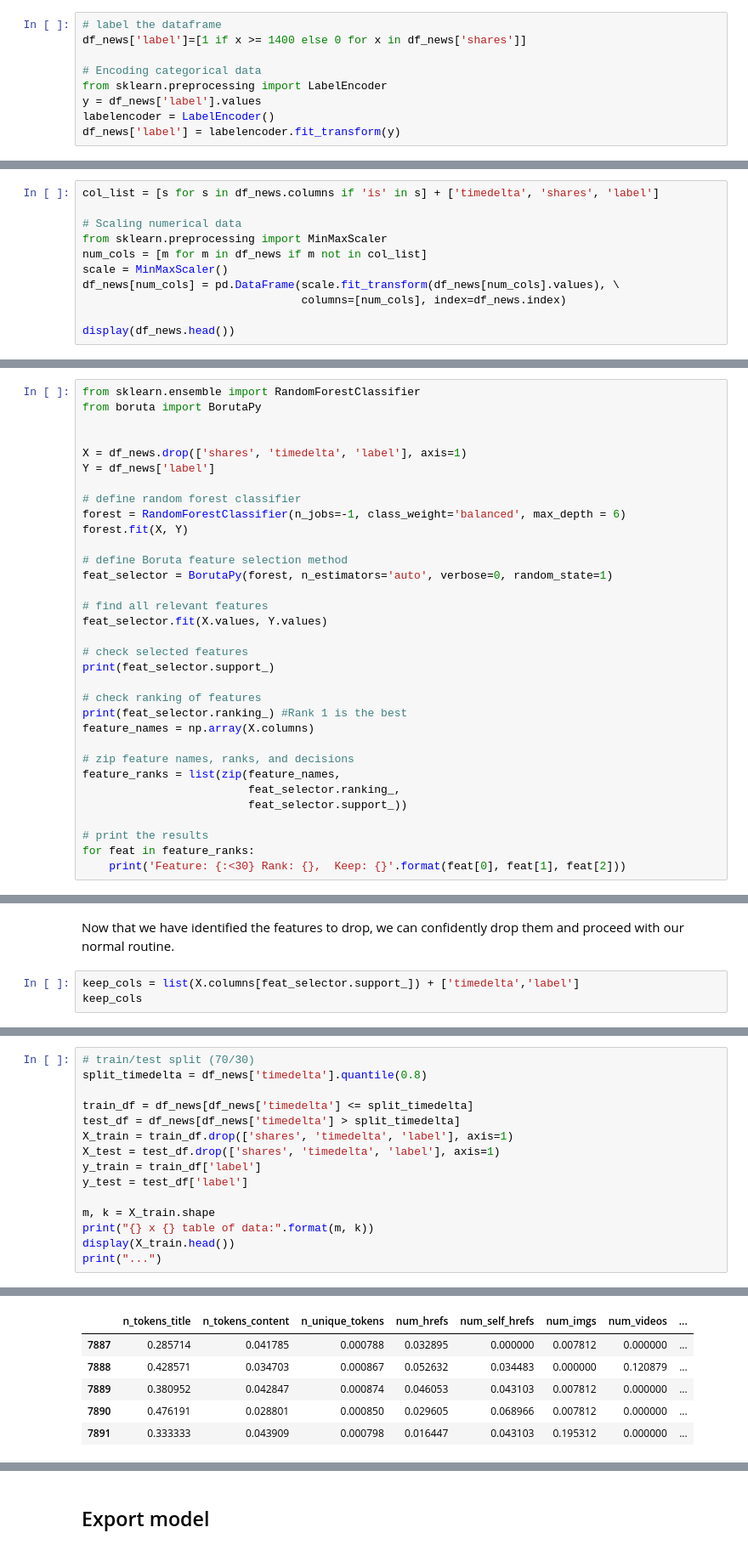
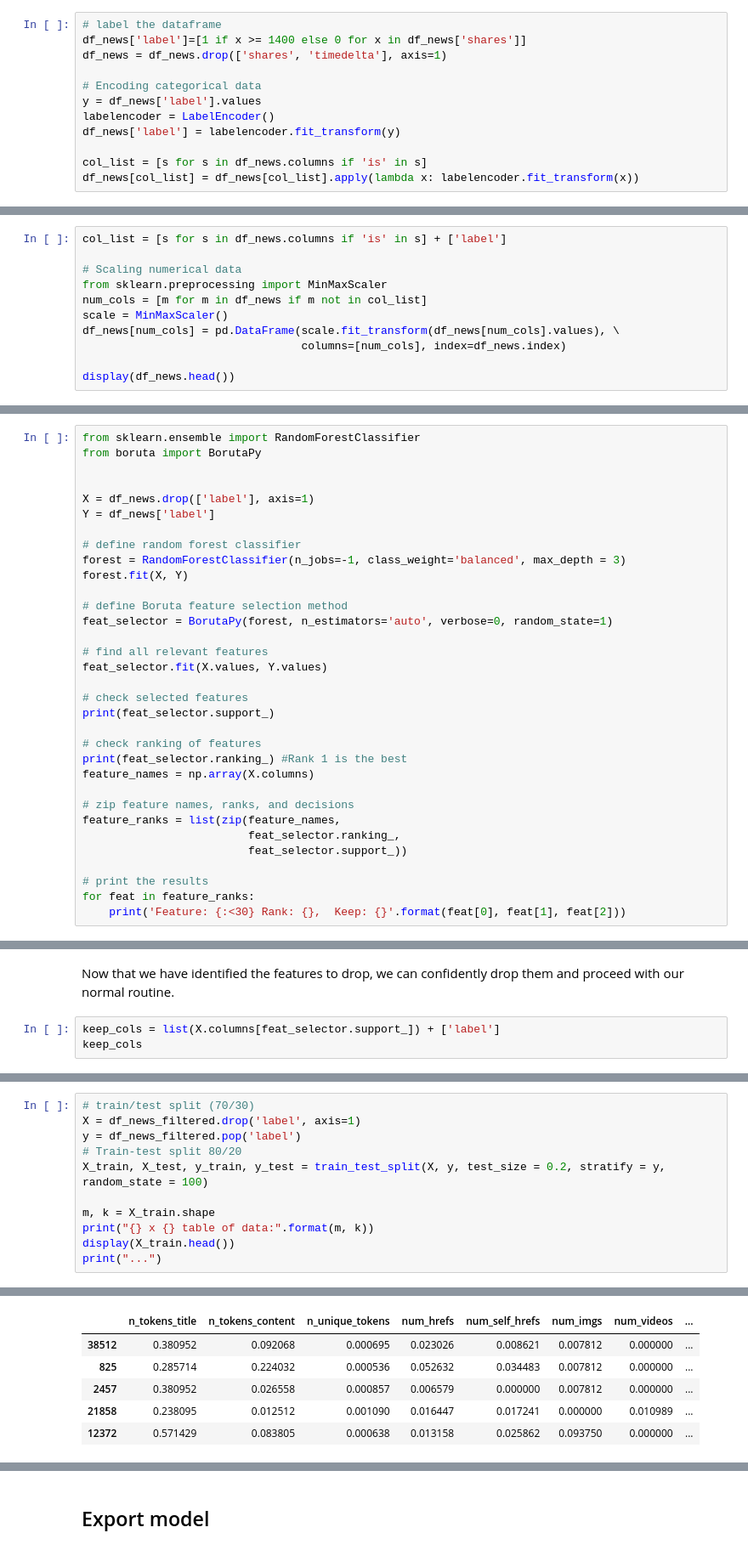
Before and after one commit to franckess/AzureML_Capstone, a Jupyter notebook: 00_Data_Prep.ipynb, the cells around one changed output, grey strips where cells are left out. Shown at 85% size. Cells and saved outputs as stored; diff of their text form.

```diff
--- a/00_Data_Prep.ipynb
+++ b/00_Data_Prep.ipynb
@@ -268,9 +294,12 @@ Finally, we need to scale the features before modeling. In our case, we use a `M
 # %%
 # label the dataframe
 df_news['label']=[1 if x >= 1400 else 0 for x in df_news['shares']]
+df_news = df_news.drop(['shares', 'timedelta'], axis=1)
 
 # Encoding categorical data
-from sklearn.preprocessing import LabelEncoder
 y = df_news['label'].values
 labelencoder = LabelEncoder()
 df_news['label'] = labelencoder.fit_transform(y)
+
+col_list = [s for s in df_news.columns if 'is' in s]
+df_news[col_list] = df_news[col_list].apply(lambda x: labelencoder.fit_transform(x))
@@ -283,7 +332,7 @@ base rate | accuracy: 0.5335990313792756
 # %% [markdown]
 #### Scaling numerical data
 # %%
-col_list = [s for s in df_news.columns if 'is' in s] + ['timedelta', 'shares', 'label']
+col_list = [s for s in df_news.columns if 'is' in s] + ['label']
 
 # Scaling numerical data
 from sklearn.preprocessing import MinMaxScaler
@@ -312,11 +361,11 @@ from sklearn.ensemble import RandomForestClassifier
 from boruta import BorutaPy
 
 
-X = df_news.drop(['shares', 'timedelta', 'label'], axis=1)
+X = df_news.drop(['label'], axis=1)
 Y = df_news['label']
 
 # define random forest classifier
-forest = RandomForestClassifier(n_jobs=-1, class_weight='balanced', max_depth = 6)
+forest = RandomForestClassifier(n_jobs=-1, class_weight='balanced', max_depth = 3)
 forest.fit(X, Y)
 
 # define Boruta feature selection method
@@ -361,6 +410,6 @@ Feature: abs_title_sentiment_polarity   Rank: 6,  Keep: False
 # %% [markdown]
 Now that we have identified the features to drop, we can confidently drop them and proceed with our normal routine.
 # %%
-keep_cols = list(X.columns[feat_selector.support_]) + ['timedelta','label']
+keep_cols = list(X.columns[feat_selector.support_]) + ['label']
 keep_cols
 # %% [output]
@@ -400,14 +449,10 @@ print("...")
 ...
 # %%
 # train/test split (70/30)
-split_timedelta = df_news['timedelta'].quantile(0.8)
-
-train_df = df_news[df_news['timedelta'] <= split_timedelta]
-test_df = df_news[df_news['timedelta'] > split_timedelta]
-X_train = train_df.drop(['shares', 'timedelta', 'label'], axis=1)
-X_test = test_df.drop(['shares', 'timedelta', 'label'], axis=1)
-y_train = train_df['label']
-y_test = test_df['label']
+X = df_news_filtered.drop('label', axis=1)
+y = df_news_filtered.pop('label')
+# Train-test split 80/20
+X_train, X_test, y_train, y_test = train_test_split(X, y, test_size = 0.2, stratify = y, random_state = 100)
 
 m, k = X_train.shape
 print("{} x {} table of data:".format(m, k))
@@ -418,6 +463,6 @@ print("...")
 |  | n_tokens_title | n_tokens_content | n_unique_tokens | num_hrefs | num_self_hrefs | num_imgs | num_videos | ... |
-| 7887 | 0.285714 | 0.041785 | 0.000788 | 0.032895 | 0.000000 | 0.007812 | 0.000000 | ... |
-| 7888 | 0.428571 | 0.034703 | 0.000867 | 0.052632 | 0.034483 | 0.000000 | 0.120879 | ... |
-| 7889 | 0.380952 | 0.042847 | 0.000874 | 0.046053 | 0.043103 | 0.007812 | 0.000000 | ... |
-| 7890 | 0.476191 | 0.028801 | 0.000850 | 0.029605 | 0.068966 | 0.007812 | 0.000000 | ... |
-| 7891 | 0.333333 | 0.043909 | 0.000798 | 0.016447 | 0.043103 | 0.195312 | 0.000000 | ... |
+| 38512 | 0.380952 | 0.092068 | 0.000695 | 0.023026 | 0.008621 | 0.007812 | 0.000000 | ... |
+| 825 | 0.285714 | 0.224032 | 0.000536 | 0.052632 | 0.034483 | 0.007812 | 0.000000 | ... |
+| 2457 | 0.380952 | 0.026558 | 0.000857 | 0.006579 | 0.000000 | 0.007812 | 0.000000 | ... |
+| 21858 | 0.238095 | 0.012512 | 0.001090 | 0.016447 | 0.017241 | 0.000000 | 0.010989 | ... |
+| 12372 | 0.571429 | 0.083805 | 0.000638 | 0.013158 | 0.025862 | 0.093750 | 0.000000 | ... |
```
Also changed, not shown: parts of 16 cells of this notebook, 19 other files.
